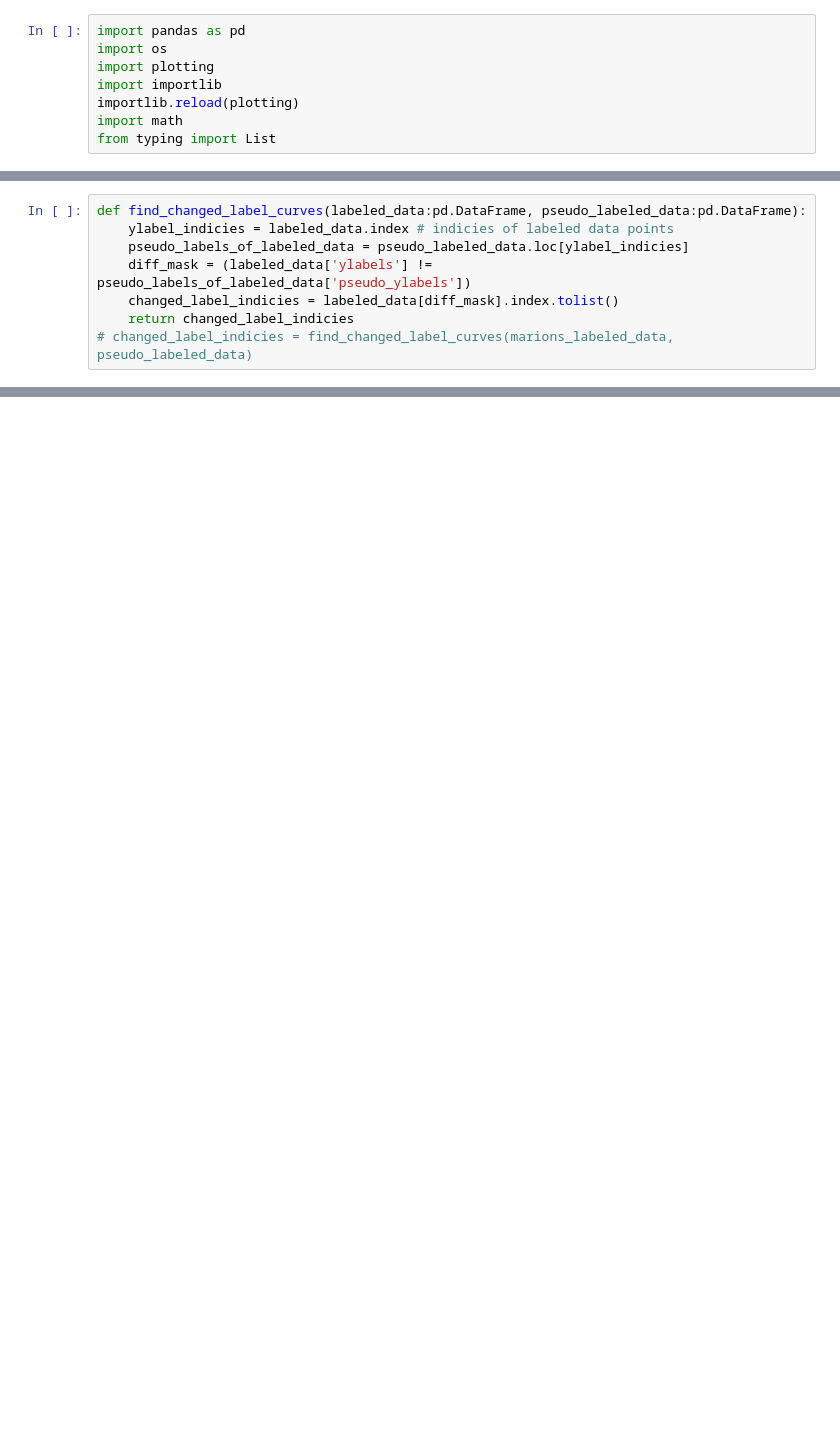
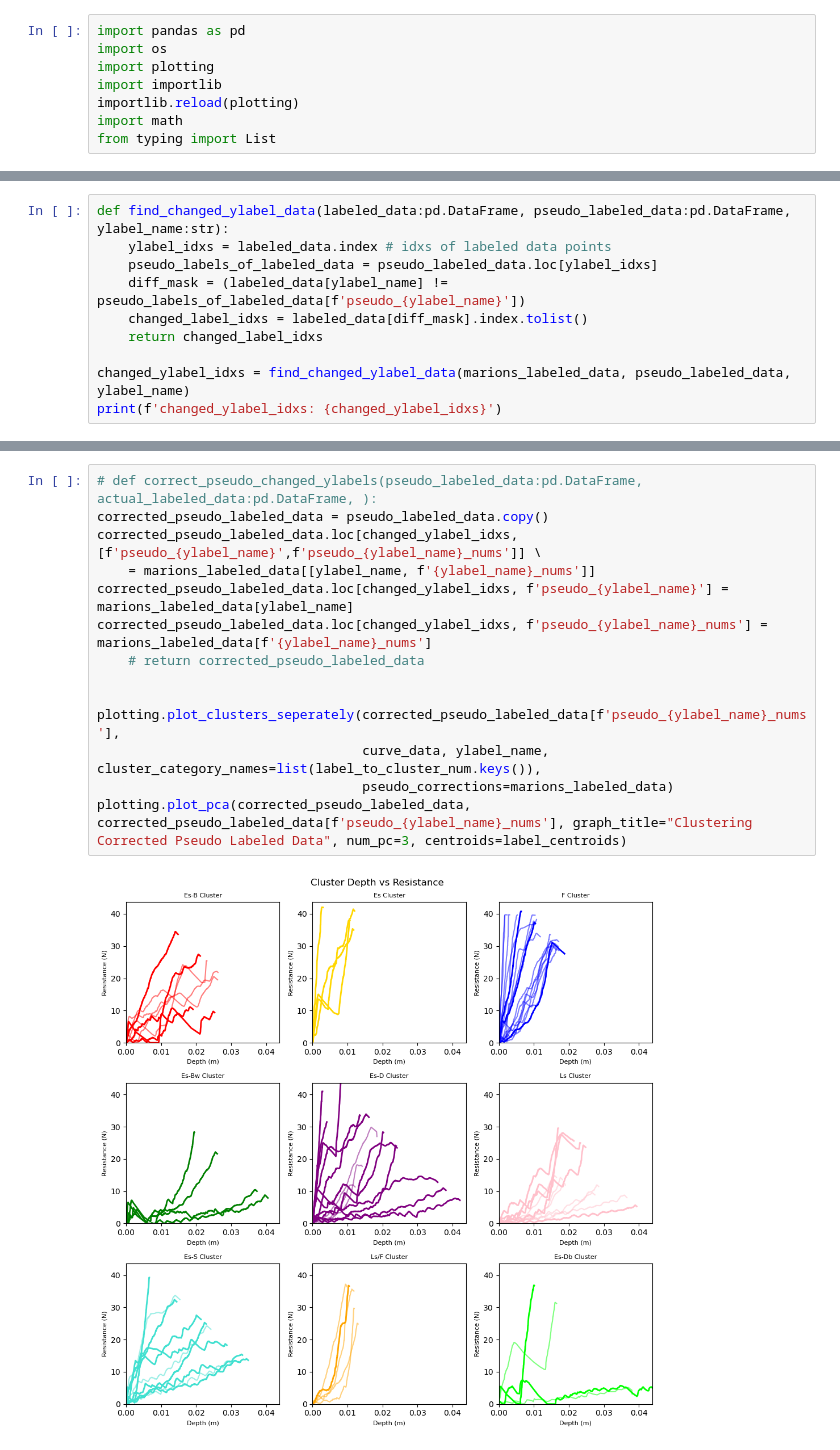
Before and after one commit to liamtbo/LASSIE, a Jupyter notebook: marions_clustering.ipynb, the cells around one changed output, grey strips where cells are left out. Saved outputs shown, nothing was run; the diff lists cells and outputs as text; blank space fills up the shorter version.

```diff
--- a/marions_clustering.ipynb
+++ b/marions_clustering.ipynb
@@ -92,8 +112,10 @@ def find_closest_centroid(unlabeled_data_df:pd.DataFrame, marions_centroids:pd.D
 # %%
-def find_changed_label_curves(labeled_data:pd.DataFrame, pseudo_labeled_data:pd.DataFrame):
-    ylabel_indicies = labeled_data.index # indicies of labeled data points
-    pseudo_labels_of_labeled_data = pseudo_labeled_data.loc[ylabel_indicies]
-    diff_mask = (labeled_data['ylabels'] != pseudo_labels_of_labeled_data['pseudo_ylabels'])
-    changed_label_indicies = labeled_data[diff_mask].index.tolist()
-    return changed_label_indicies
-# changed_label_indicies = find_changed_label_curves(marions_labeled_data, pseudo_labeled_data)
+def find_changed_ylabel_data(labeled_data:pd.DataFrame, pseudo_labeled_data:pd.DataFrame, ylabel_name:str):
+    ylabel_idxs = labeled_data.index # idxs of labeled data points
+    pseudo_labels_of_labeled_data = pseudo_labeled_data.loc[ylabel_idxs]
+    diff_mask = (labeled_data[ylabel_name] != pseudo_labels_of_labeled_data[f'pseudo_{ylabel_name}'])
+    changed_label_idxs = labeled_data[diff_mask].index.tolist()
+    return changed_label_idxs
+
+changed_ylabel_idxs = find_changed_ylabel_data(marions_labeled_data, pseudo_labeled_data, ylabel_name)
+print(f'changed_ylabel_idxs: {changed_ylabel_idxs}')
@@ -188,0 +136,16 @@ TypeError: find_changed_label_curves() got an unexpected keyword argument 'label
+# %%
+# def correct_pseudo_changed_ylabels(pseudo_labeled_data:pd.DataFrame, actual_labeled_data:pd.DataFrame, ):
+corrected_pseudo_labeled_data = pseudo_labeled_data.copy()
+corrected_pseudo_labeled_data.loc[changed_ylabel_idxs, [f'pseudo_{ylabel_name}',f'pseudo_{ylabel_name}_nums']] \
+    = marions_labeled_data[[ylabel_name, f'{ylabel_name}_nums']]
+corrected_pseudo_labeled_data.loc[changed_ylabel_idxs, f'pseudo_{ylabel_name}'] = marions_labeled_data[ylabel_name]
+corrected_pseudo_labeled_data.loc[changed_ylabel_idxs, f'pseudo_{ylabel_name}_nums'] = marions_labeled_data[f'{ylabel_name}_nums']
+    # return corrected_pseudo_labeled_data
+
+
+plotting.plot_clusters_seperately(corrected_pseudo_labeled_data[f'pseudo_{ylabel_name}_nums'],
+                                  curve_data, ylabel_name, cluster_category_names=list(label_to_cluster_num.keys()),
+                                  pseudo_corrections=marions_labeled_data)
+plotting.plot_pca(corrected_pseudo_labeled_data, corrected_pseudo_labeled_data[f'pseudo_{ylabel_name}_nums'], graph_title="Clustering Corrected Pseudo Labeled Data", num_pc=3, centroids=label_centroids)
+# %% [output]
+[figure, added]
```
Also changed, not shown: parts of 27 cells of this notebook, 5 other files.
